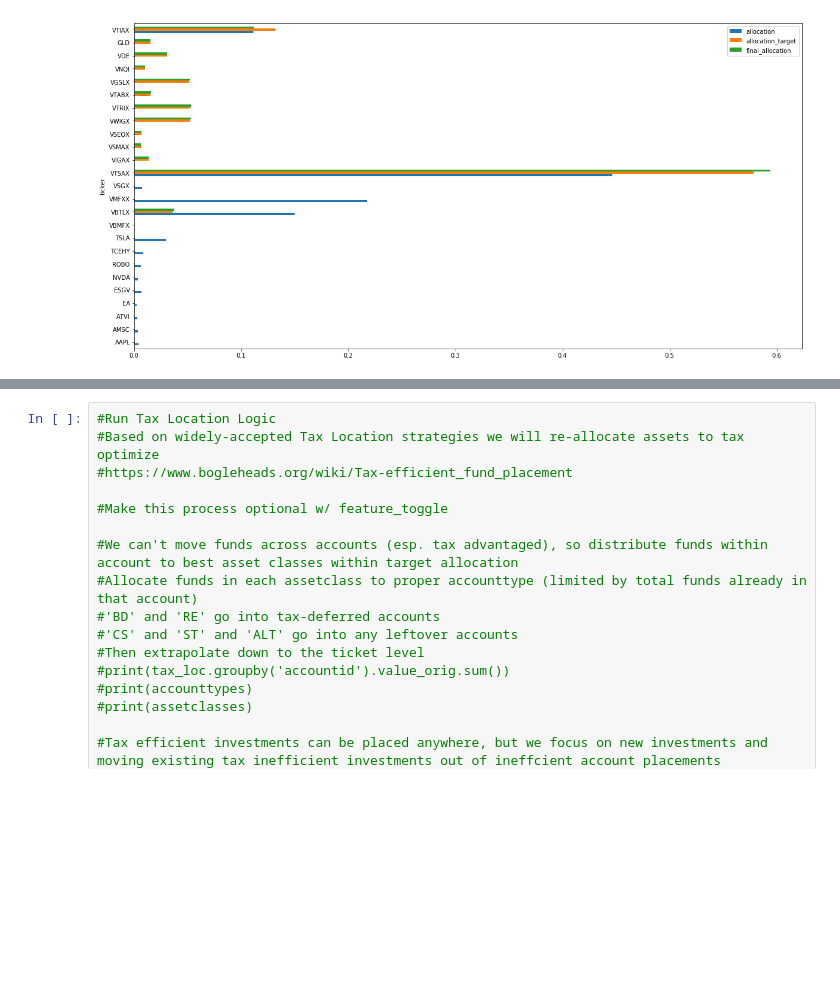
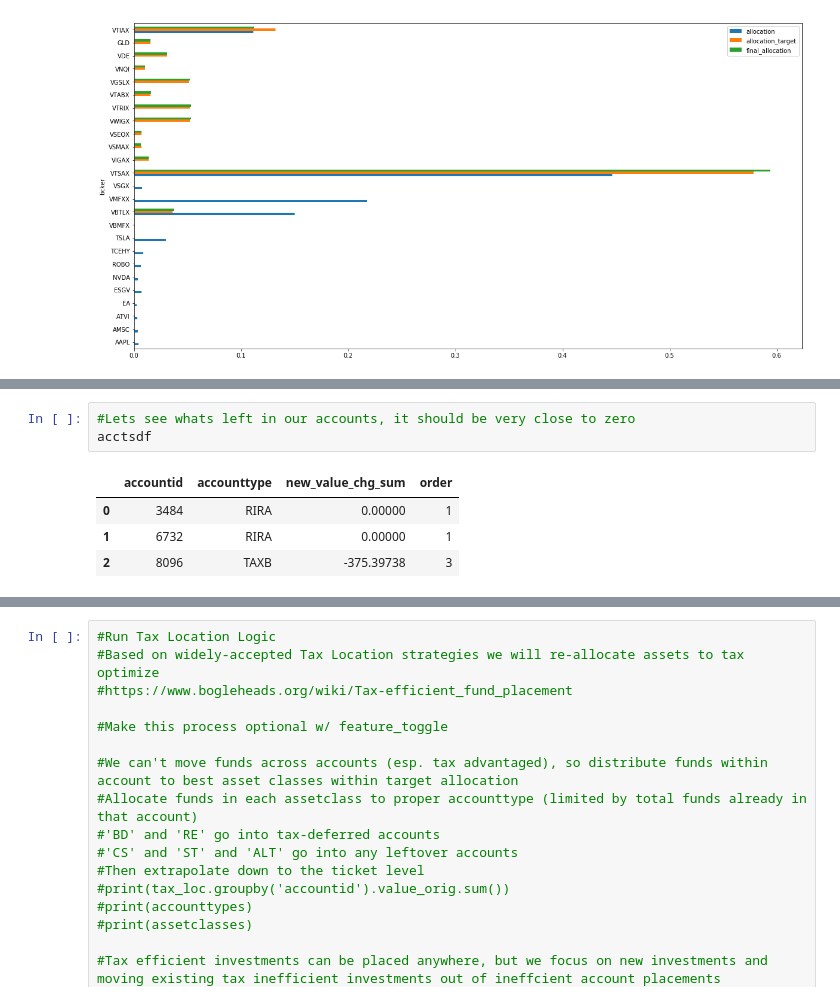
Before and after one commit to pogoetic/rebalance, a Jupyter notebook: portfolio_rebalance.ipynb, the cells around one changed output, grey strips where cells are left out. Saved outputs shown, nothing was run; the diff lists cells and outputs as text; blank space fills up the shorter version.

```diff
--- a/portfolio_rebalance.ipynb
+++ b/portfolio_rebalance.ipynb
@@ -378,3 +421,11 @@ Evaluating 8096-TAXB with -2348.5841646863037 starting bal
+# %%
+#Lets see whats left in our accounts, it should be very close to zero
+acctsdf
+# %% [output]
+|  | accountid | accounttype | new_value_chg_sum | order |
+| 0 | 3484 | RIRA | 0.00000 | 1 |
+| 1 | 6732 | RIRA | 0.00000 | 1 |
+| 2 | 8096 | TAXB | -375.39738 | 3 |
 # %%
 dport
 # %% [output]
```
Also changed, not shown: parts of 2 cells of this notebook.
